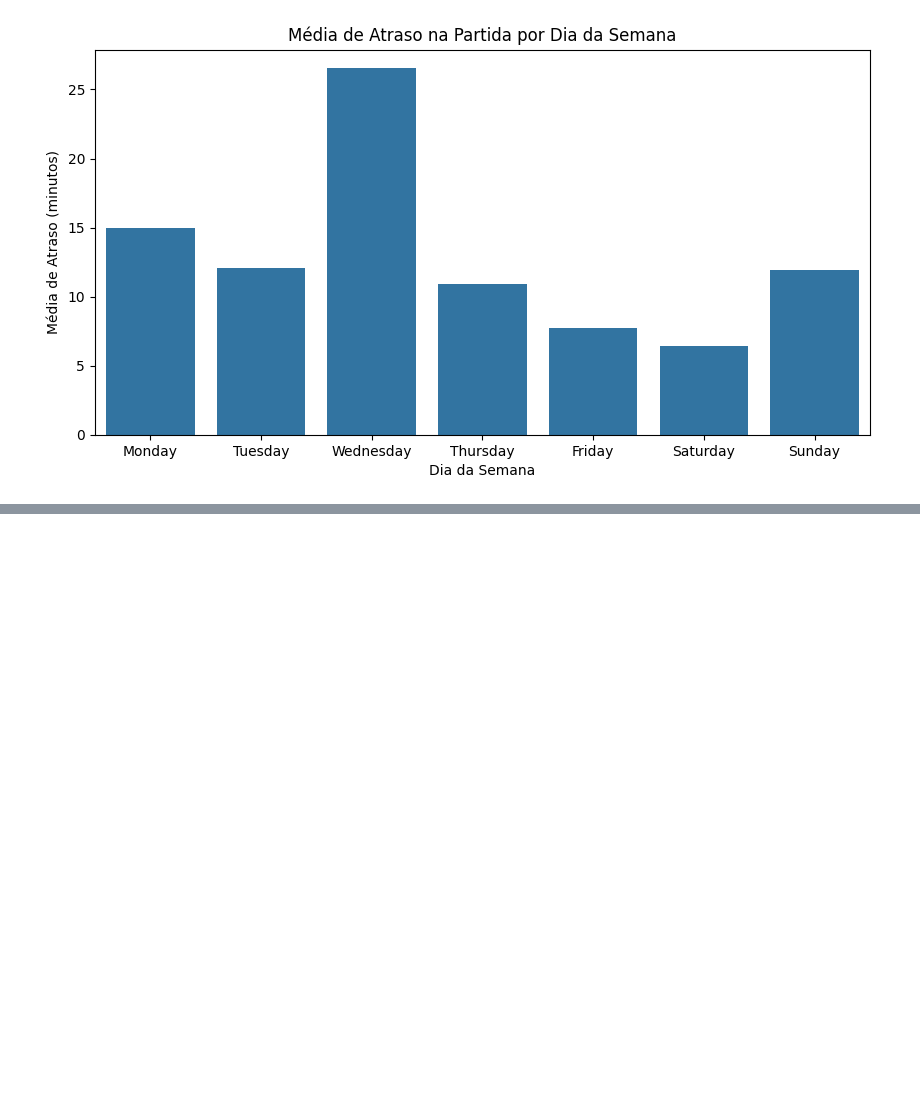
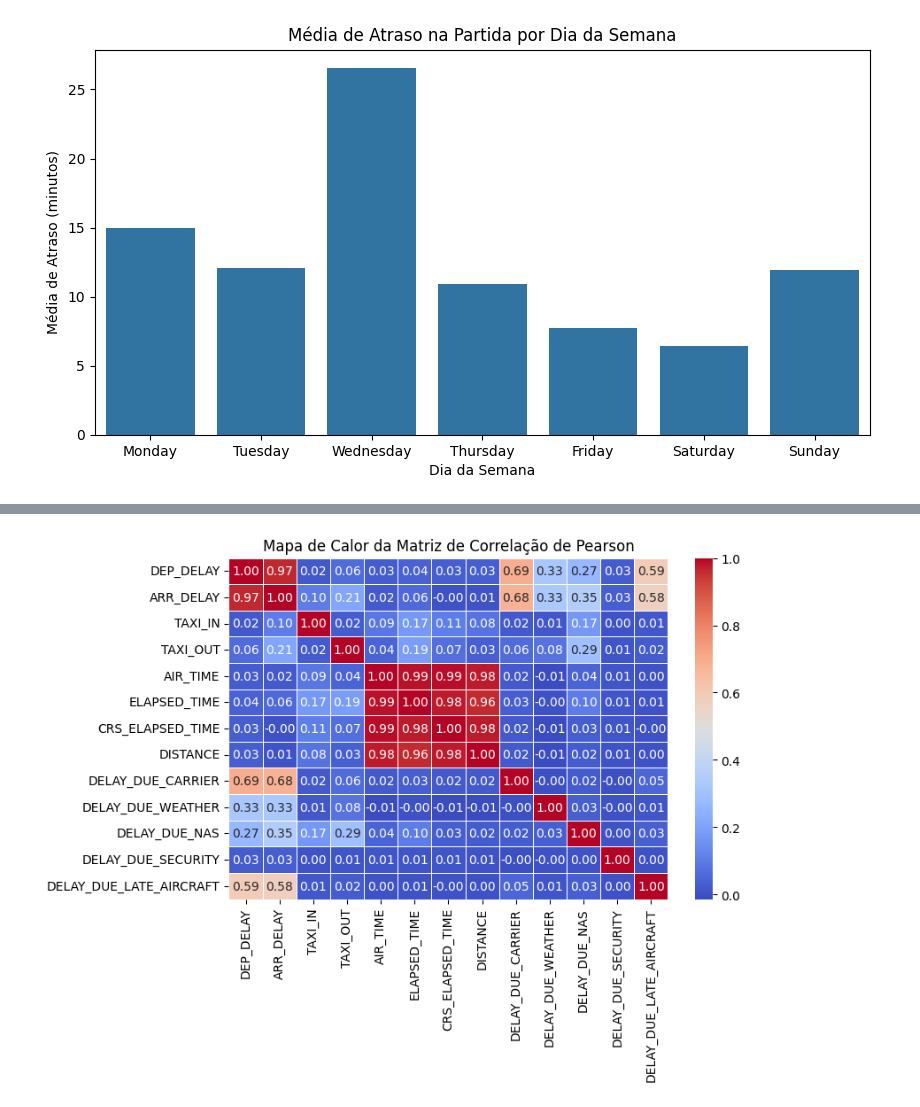
Before and after one commit to vitoriapguimaraes/Python-AnaliseVoos, a Jupyter notebook: scripts/script-vitoria.ipynb, the cells around one changed output, grey strips where cells are left out. Cells and saved outputs as stored; diff of their text form; code cells hidden in the pictures; blank space fills up the shorter version.

```diff
--- a/scripts/script-vitoria.ipynb
+++ b/scripts/script-vitoria.ipynb
@@ -795,0 +875,4 @@ plt.show()
+# %%
+# Pearson correlation matrix
+correlation_matrix = df[numeric_cols].corr(method='pearson')
+display(correlation_matrix.round(2))
@@ -795,0 +894,7 @@ plt.show()
+# %%
+plt.figure(figsize=(8, 5))
+sns.heatmap(correlation_matrix, annot=True, cmap='coolwarm', fmt=".2f", linewidths=.5)
+plt.title('Mapa de Calor da Matriz de Correlação de Pearson')
+plt.show()
+# %% [output]
+[figure, added]
```
Also changed, not shown: parts of 17 cells of this notebook.
